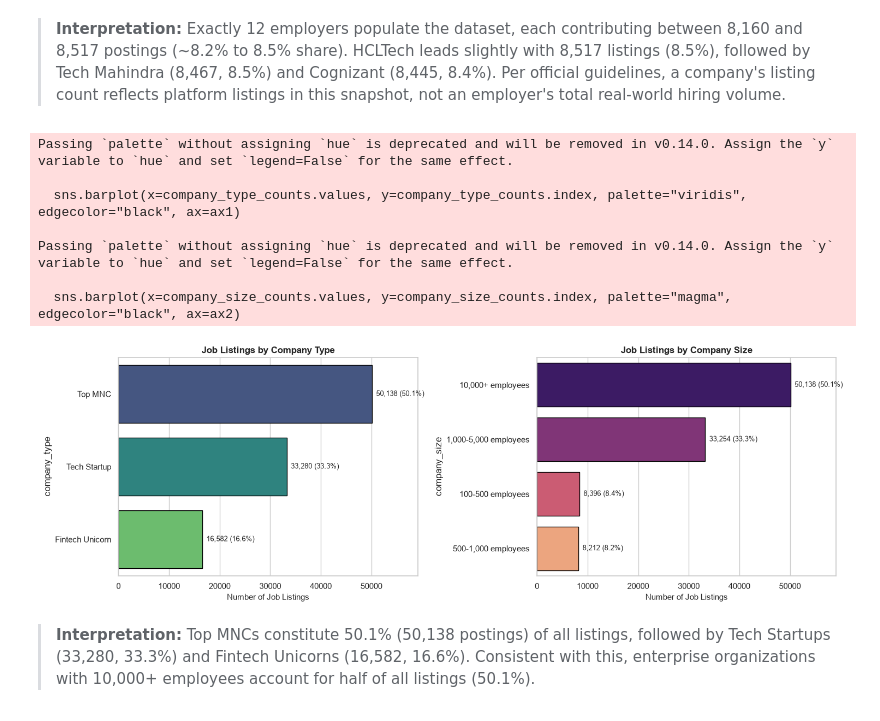
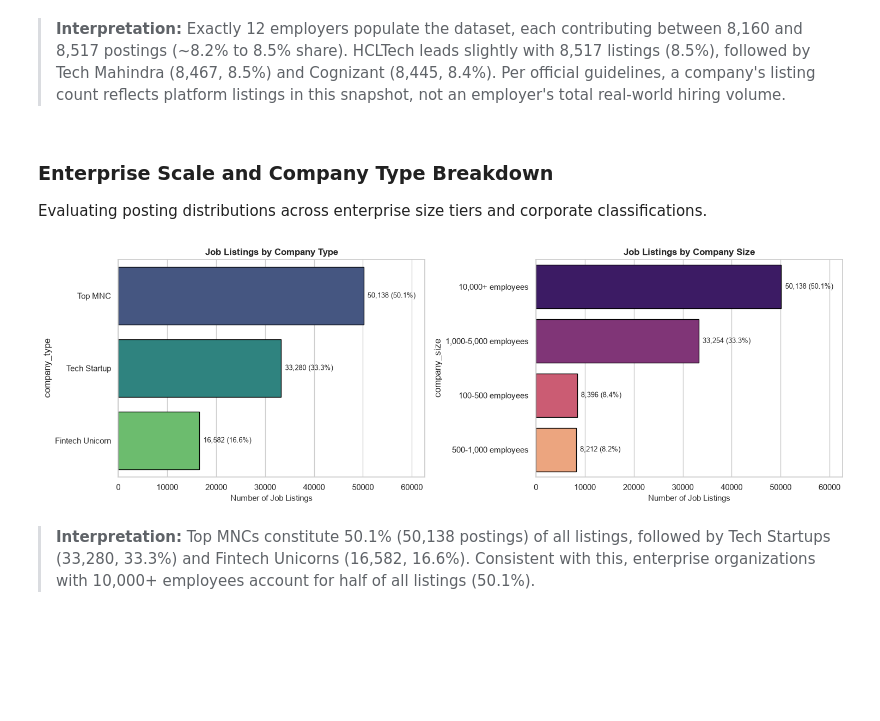
Before and after one commit to AnneMukeshBalaji/hackton_1, a Jupyter notebook: source_code_folder/main.ipynb, the cells around one changed output. Drawn from its saved outputs; the diff is of its cells as text; code cells hidden in the pictures; blank space fills up the shorter version.

```diff
--- a/main.ipynb
+++ b/source_code_folder/main.ipynb
@@ -107,10 +124,14 @@ Name: count, dtype: int64
 ### Step 4: Text Normalization (Whitespace Stripping)
 Stripping leading and trailing whitespace across all string columns to prevent accidental duplicate categories.
 # %%
-string_cols = df.select_dtypes(include=["object", "str"]).columns
+# Identify all text and categorical columns for string normalization
+string_cols = df.select_dtypes(include=["object"]).columns
+
+# Strip leading and trailing whitespace across all text columns
 for col in string_cols:
     df[col] = df[col].astype(str).str.strip()
 
+# Print confirmation of text column normalization
 print(f" Stripped whitespace across {len(string_cols)} text columns.")
 # %% [output]
  Stripped whitespace across 27 text columns.
@@ -566,18 +672,58 @@ Passing `palette` without assigning `hue` is deprecated and will be removed in v
 [figure]
 # %% [markdown]
 > **Interpretation:** Exactly 12 employers populate the dataset, each contributing between 8,160 and 8,517 postings (~8.2% to 8.5% share). HCLTech leads slightly with 8,517 listings (8.5%), followed by Tech Mahindra (8,467, 8.5%) and Cognizant (8,445, 8.4%). Per official guidelines, a company's listing count reflects platform listings in this snapshot, not an employer's total real-world hiring volume.
+# %% [markdown]
+### Enterprise Scale and Company Type Breakdown
+Evaluating posting distributions across enterprise size tiers and corporate classifications.
 # %%
-### Enterprise Scale and Company Type Breakdown
-Evaluating posting distributions across enterprise size tiers and corporate classifications.
+# Initialize side-by-side subplots for company type and company size analysis
+fig, (ax1, ax2) = plt.subplots(1, 2, figsize=(15, 5))
+
+# Calculate distribution counts for company type and company size
+company_type_counts = analysis_df["company_type"].value_counts()
+company_size_counts = analysis_df["company_size"].value_counts()
+
+# Subplot 1: Plot horizontal bar chart for company type with viridis palette
+sns.barplot(
+    x=company_type_counts.values,
+    y=company_type_counts.index,
+    hue=company_type_counts.index,
+    palette="viridis",
+    edgecolor="black",
+    legend=False,
+    ax=ax1,
+)
+ax1.set_title("Job Listings by Company Type", fontsize=12, weight="bold")
+ax1.set_xlabel("Number of Job Listings", fontsize=11)
+
+# Annotate company type bars with count and percentage share
+for i, v in enumerate(company_type_counts.values):
+    ax1.text(v + 800, i, f"{v:,} ({v/len(df)*100:.1f}%)", va="center", fontsize=9)
+ax1.set_xlim(0, max(company_type_counts.values) * 1.25)
+
+# Subplot 2: Plot horizontal bar chart for company size with magma palette
+sns.barplot(
+    x=company_size_counts.values,
+    y=company_size_counts.index,
+    hue=company_size_counts.index,
+    palette="magma",
+    edgecolor="black",
+    legend=False,
+    ax=ax2,
+)
+ax2.set_title("Job Listings by Company Size", fontsize=12, weight="bold")
+ax2.set_xlabel("Number of Job Listings", fontsize=11)
+
+# Annotate company size bars with count and percentage share
+for i, v in enumerate(company_size_counts.values):
+    ax2.text(v + 800, i, f"{v:,} ({v/len(df)*100:.1f}%)", va="center", fontsize=9)
+ax2.set_xlim(0, max(company_size_counts.values) * 1.25)
+
+# Adjust layout spacing and display subplots
+plt.tight_layout()
+plt.show()
 # %% [output]
-Passing `palette` without assigning `hue` is deprecated and will be removed in v0.14.0. Assign the `y` variable to `hue` and set `legend=False` for the same effect.
-
-  sns.barplot(x=company_type_counts.values, y=company_type_counts.index, palette="viridis", edgecolor="black", ax=ax1)
-
-Passing `palette` without assigning `hue` is deprecated and will be removed in v0.14.0. Assign the `y` variable to `hue` and set `legend=False` for the same effect.
-
-  sns.barplot(x=company_size_counts.values, y=company_size_counts.index, palette="magma", edgecolor="black", ax=ax2)
-[figure, old version]
+[figure, new version]
 # %% [markdown]
 > **Interpretation:** Top MNCs constitute 50.1% (50,138 postings) of all listings, followed by Tech Startups (33,280, 33.3%) and Fintech Unicorns (16,582, 16.6%). Consistent with this, enterprise organizations with 10,000+ employees account for half of all listings (50.1%).
 # %% [markdown]
```
Also changed, not shown: parts of 43 cells of this notebook, 5 other files.
